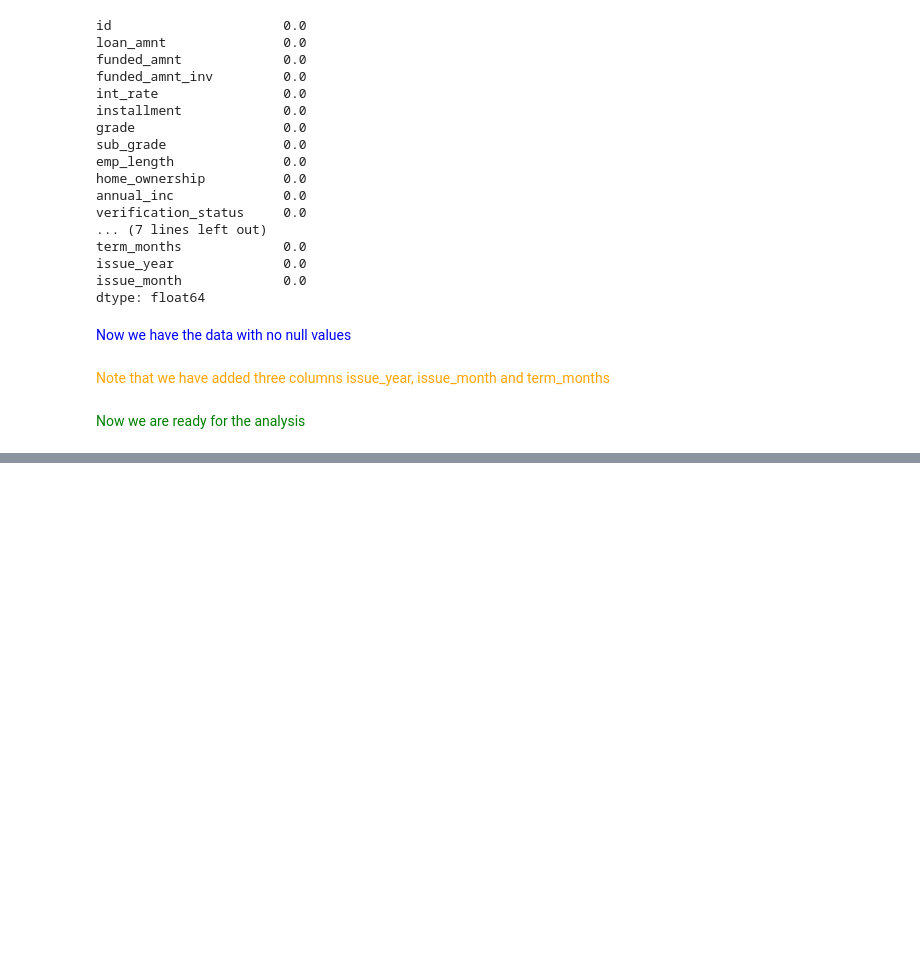
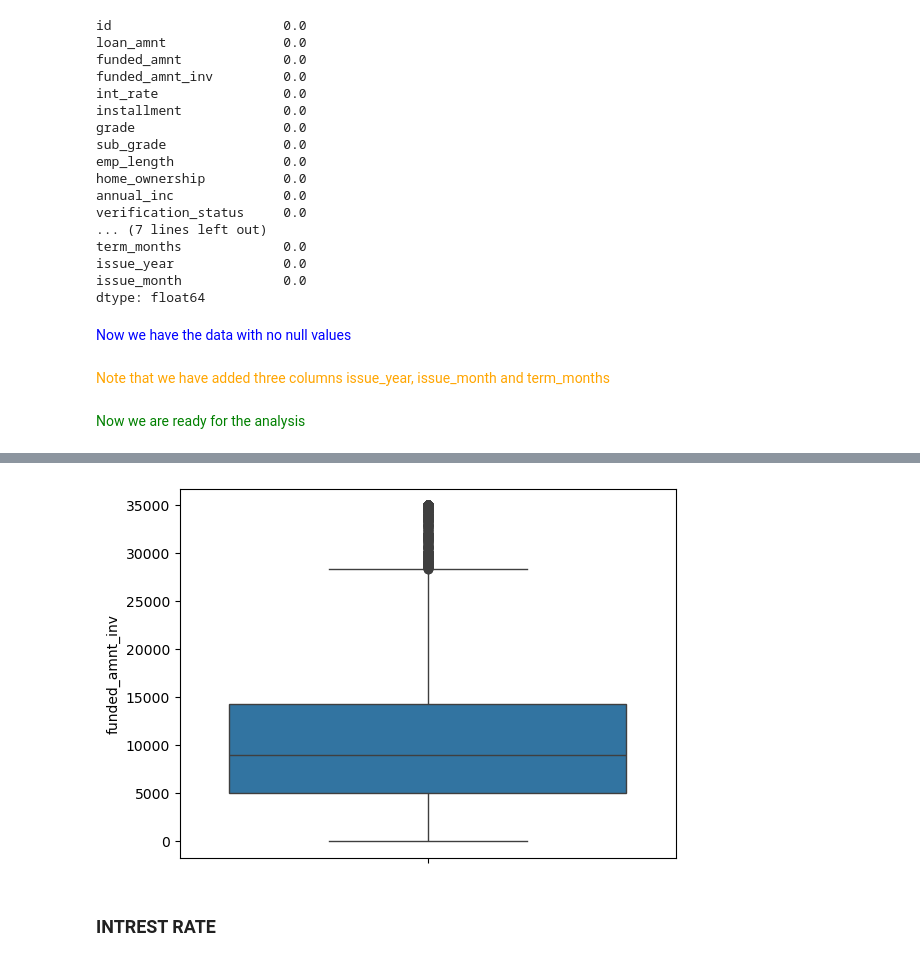
Before and after one commit to sunilkumarrudragada/LendingClubCaseStudy, a Jupyter notebook: sunil_kumar.ipynb, the cells around one changed output, grey strips where cells are left out. Saved outputs shown, nothing was run; the diff lists cells and outputs as text; code cells hidden in the pictures; blank space fills up the shorter version.

```diff
--- a/sunil_kumar.ipynb
+++ b/sunil_kumar.ipynb
@@ -484,0 +552,7 @@ dtype: float64
+# %%
+sns.boxplot(data=df, y='funded_amnt_inv')
+plt.show()
+# %% [output]
+[figure, added]
+# %% [markdown]
+### INTREST RATE
```
Also changed, not shown: parts of 39 cells of this notebook.
